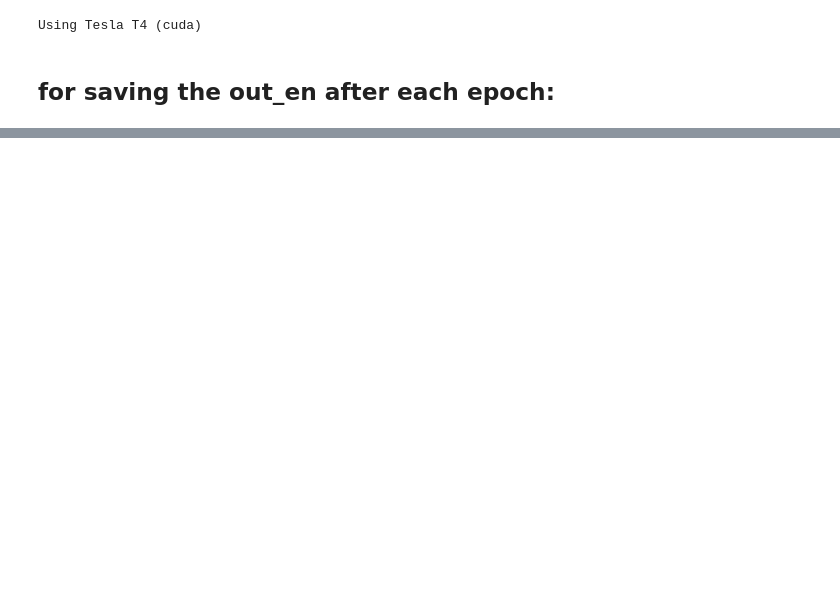
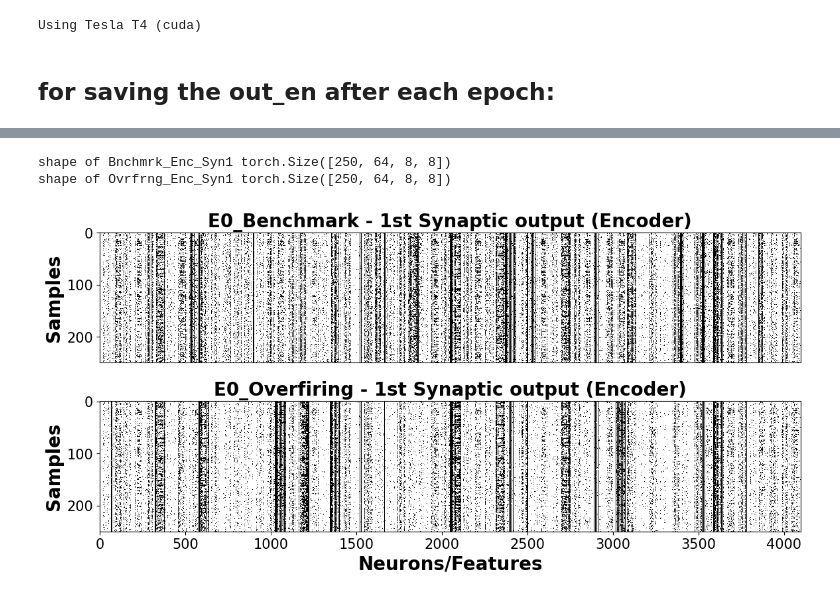
Before and after one commit to Mrezakhodashenas/PhD-NN, a Jupyter notebook: Intermediate_Layers.ipynb, the cells around one changed output, grey strips where cells are left out. Cells and saved outputs as stored; diff of their text form; code cells hidden in the pictures; blank space fills up the shorter version.

Commit message:
with great Rasterplots layers

```diff
--- a/Intermediate_Layers.ipynb
+++ b/Intermediate_Layers.ipynb
@@ -608,0 +718,42 @@ Test[2/3][39/40]  Loss: 1.0524494647979736, BER (test): 0.22126953125
+# %%
+
+# ----------------loading data to two files:
+Bnchmrk_Enc_Syn1= epoch_activations[48]['Enc_syn2']
+Ovrfrng_Enc_Syn1= epoch_activations_OverFiring[48]['Enc_syn2']
+print("shape of Bnchmrk_Enc_Syn1", Bnchmrk_Enc_Syn1.shape)
+print("shape of Ovrfrng_Enc_Syn1", Ovrfrng_Enc_Syn1.shape)
+
+# -----------------------
+font_size = 15
+font = {'weight': 'bold', 'size': 20}
+
+
+# Flatten the tensors to have shape (num_samples, num_neurons)
+Bnchmrk_Enc_Syn1_flat = Bnchmrk_Enc_Syn1.view(Bnchmrk_Enc_Syn1.shape[0], -1)
+Ovrfrng_Enc_Syn1_flat = Ovrfrng_Enc_Syn1.view(Ovrfrng_Enc_Syn1.shape[0], -1)
+
+# Create a binary raster plot
+plt.figure(figsize=(12, 6))
+plt.subplot(2, 1, 1)
+plt.imshow(Bnchmrk_Enc_Syn1_flat.cpu(), cmap='binary', aspect='auto', interpolation='none')
+plt.title('Benchmark - 1st Synaptic output (Encoder)', fontweight="bold", fontdict=font)
+# plt.xlabel('Neurons/Features', fontweight="bold", fontdict=font)
+plt.xticks([])  # Remove x-axis ticks
+plt.ylabel('Samples', fontweight="bold", fontdict=font)
+plt.tick_params(labelsize=font_size)
+
+plt.subplot(2, 1, 2)
+plt.imshow(Ovrfrng_Enc_Syn1_flat.cpu(), cmap='binary', aspect='auto', interpolation='none')
+plt.title('Overfiring - 1st Synaptic output (Encoder)', fontweight="bold", fontdict=font)
+plt.xlabel('Neurons/Features', fontweight="bold", fontdict=font)
+plt.ylabel('Samples', fontweight="bold", fontdict=font)
+plt.tick_params(labelsize=font_size)
+
+plt.savefig('Rasterplot_(Bnchmrk)vs(Ovrfrng)_Enc_Syn2.pdf', format='pdf', bbox_inches='tight')
+plt.tight_layout(pad=2.0)  # Increase the padding between subplots
+
+plt.show()
+# %% [output]
+shape of Bnchmrk_Enc_Syn1 torch.Size([250, 64, 8, 8])
+shape of Ovrfrng_Enc_Syn1 torch.Size([250, 64, 8, 8])
+[figure, added]
```
Also changed, not shown: parts of 28 cells of this notebook.
